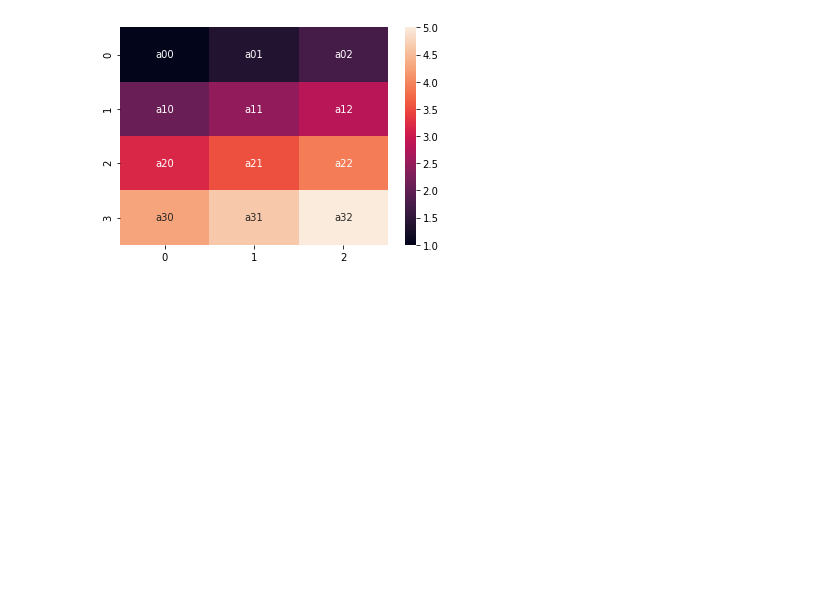
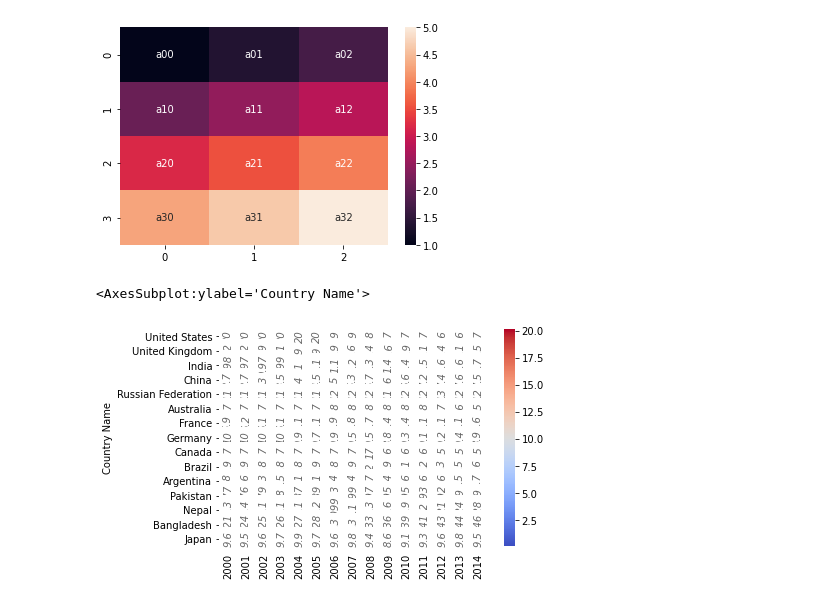
Before and after one commit to Subharanjan-Sahoo/ML, a Jupyter notebook: Seaborn/heatmap.ipynb, the cells around one changed output. Saved outputs shown, nothing was run; the diff lists cells and outputs as text; code cells hidden in the pictures; blank space fills up the shorter version.

Commit message:
Heatmap Correlation

```diff
--- a/Seaborn/heatmap.ipynb
+++ b/Seaborn/heatmap.ipynb
@@ -94,3 +101,9 @@ sns.heatmap(arr_2d,annot = annot_arr,fmt= 's')
 # %% [output]
 <AxesSubplot:>
 [figure]
+# %%
+annot_kws = {"fontsize":10,"fontstyle":"italic","color":"k","alpha":0.6,"rotation":"vertical","verticalalignment":"center","backgroundcolor":"w"}
+sns.heatmap(globalwarming_df,cmap ='coolwarm',annot= True, annot_kws = annot_kws,linewidths=4,linecolor= "k")
+# %% [output]
+<AxesSubplot:ylabel='Country Name'>
+[figure, added]
```
Also changed, not shown: parts of 7 cells of this notebook.
